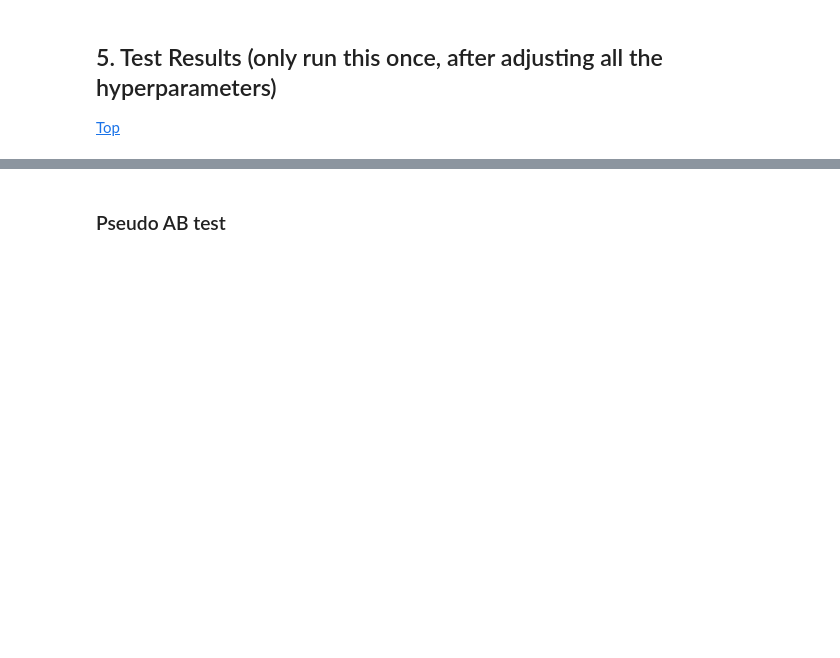
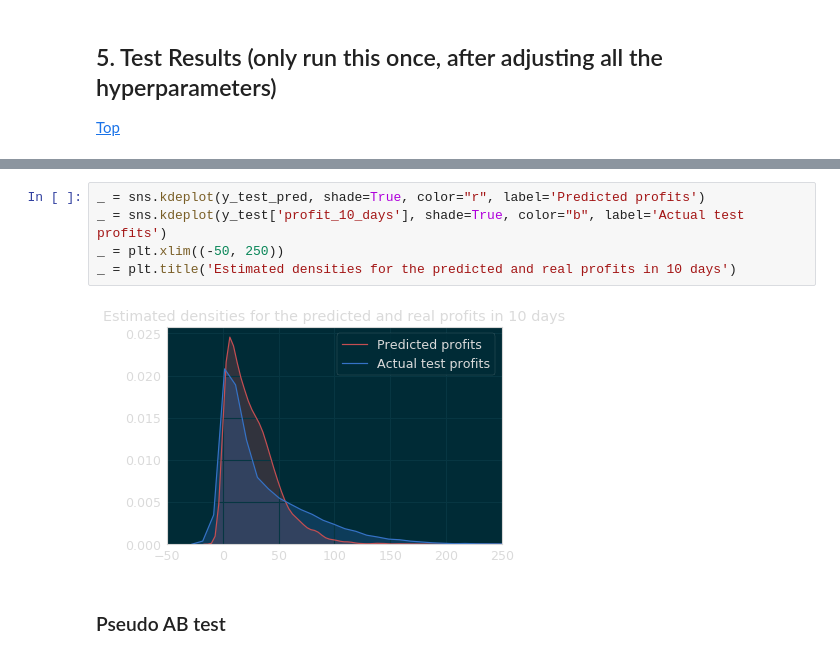
Before and after one commit to mtasende/starbucks-advertising, a Jupyter notebook: notebooks/profit_10_days_experiments/e000-mt-template-estimator.ipynb, the cells around one changed output, grey strips where cells are left out. Saved outputs shown, nothing was run; the diff lists cells and outputs as text; blank space fills up the shorter version.

```diff
--- a/notebooks/profit_10_days_experiments/e000-mt-template-estimator.ipynb
+++ b/notebooks/profit_10_days_experiments/e000-mt-template-estimator.ipynb
@@ -147,3 +147,10 @@ _ = plt.title('Actual test profits')
+# %%
+_ = sns.kdeplot(y_test_pred, shade=True, color="r", label='Predicted profits')
+_ = sns.kdeplot(y_test['profit_10_days'], shade=True, color="b", label='Actual test profits')
+_ = plt.xlim((-50, 250))
+_ = plt.title('Estimated densities for the predicted and real profits in 10 days')
+# %% [output]
+[figure, added]
 # %% [markdown]
 ### Pseudo AB test
 # %% [markdown]
```
Also changed, not shown: parts of 16 cells of this notebook, 8 other files.
